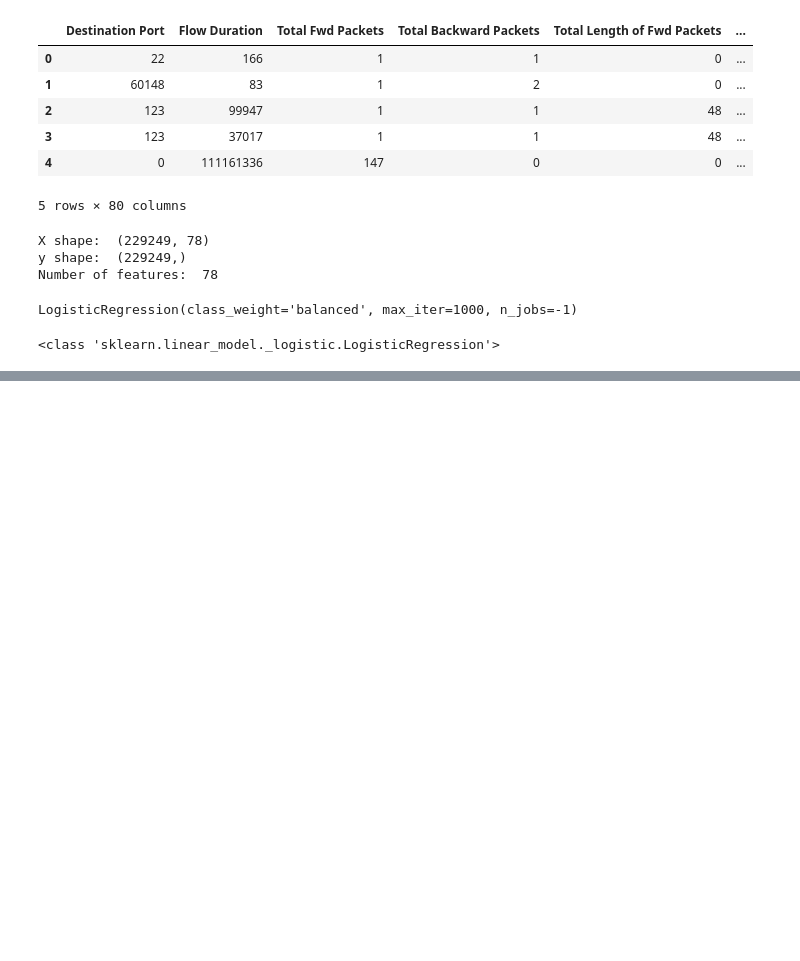
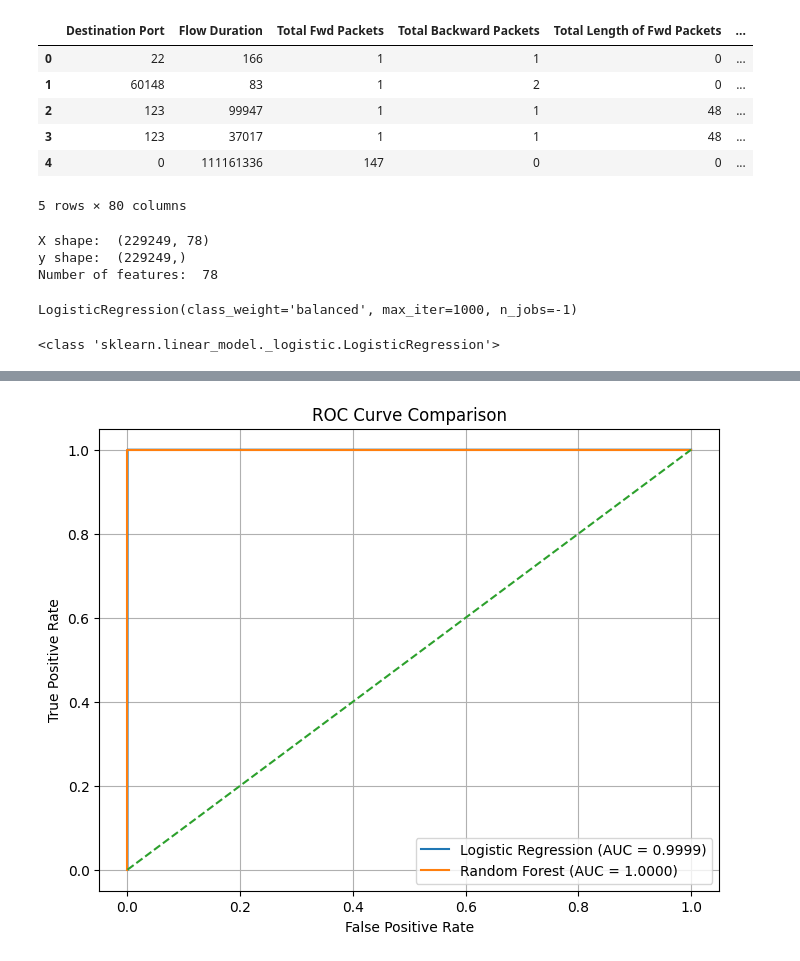
Before and after one commit to seymaras/Ag-Trafigi-Anomali-Projesi, a Jupyter notebook: notebooks/04_evaluation.ipynb, the cells around one changed output, grey strips where cells are left out. Cells and saved outputs as stored; diff of their text form; code cells hidden in the pictures; blank space fills up the shorter version.

```diff
--- a/notebooks/04_evaluation.ipynb
+++ b/notebooks/04_evaluation.ipynb
@@ -72,8 +85,8 @@ print(type(lr_model))
 # %%
 lr_probs = lr_model.predict_proba(X_test_scaled)[:, 1]
-rf_probs = rf_model.predict_proba(X_test_scaled)[:, 1]
-
+rf_probs = rf_model.predict_proba(X_test)[:, 1]
 lr_auc = roc_auc_score(y_test, lr_probs)
 rf_auc = roc_auc_score(y_test, rf_probs)
 
 print(f"Logistic Regression AUC: {lr_auc:.4f}")
+print(f"Random Forest AUC: {rf_auc:.4f}")
@@ -79,0 +143,19 @@ print(f"Logistic Regression AUC: {lr_auc:.4f}")
+# %%
+from sklearn.metrics import roc_curve
+
+lr_fpr, lr_tpr, _ = roc_curve(y_test, lr_probs)
+rf_fpr, rf_tpr, _ = roc_curve(y_test, rf_probs)
+
+plt.figure(figsize=(8, 6))
+plt.plot(lr_fpr, lr_tpr, label=f"Logistic Regression (AUC = {lr_auc:.4f})")
+plt.plot(rf_fpr, rf_tpr, label=f"Random Forest (AUC = {rf_auc:.4f})")
+plt.plot([0, 1], [0, 1], linestyle="--")
+
+plt.xlabel("False Positive Rate")
+plt.ylabel("True Positive Rate")
+plt.title("ROC Curve Comparison")
+plt.legend()
+plt.grid(True)
+plt.show()
+# %% [output]
+[figure, added]
```
Also changed, not shown: parts of 5 cells of this notebook.
